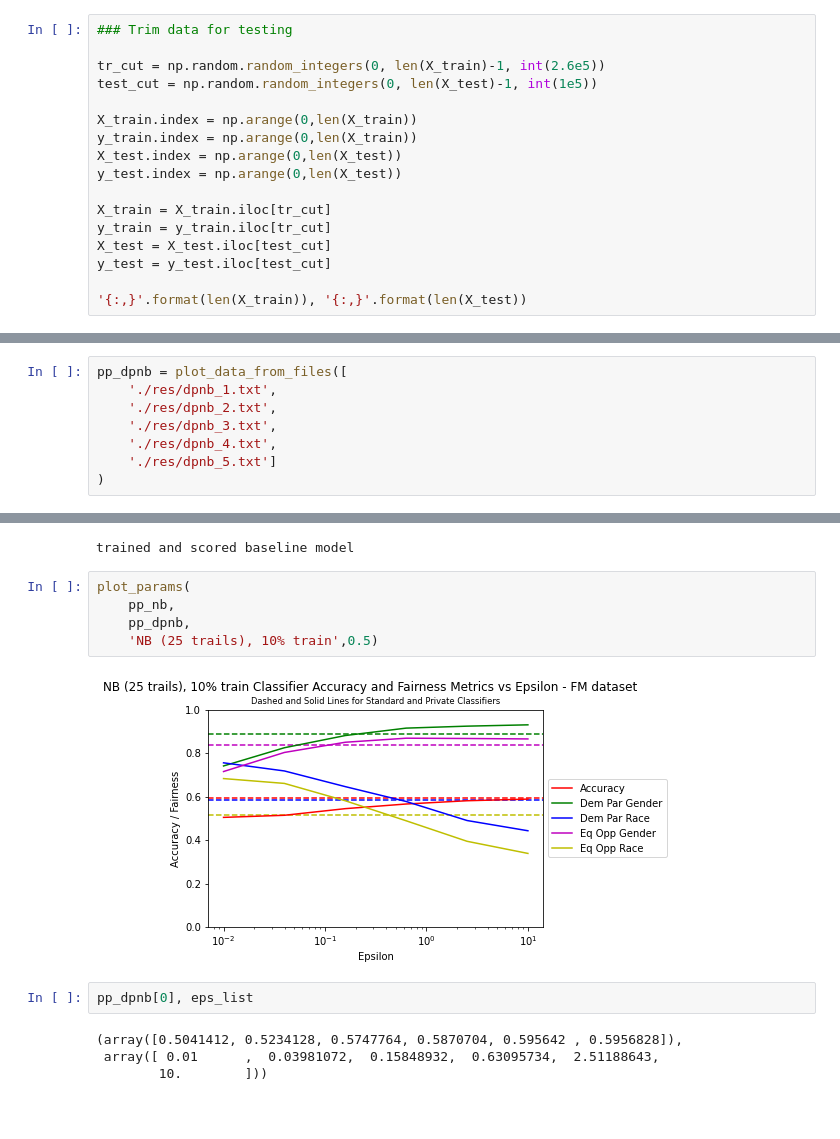
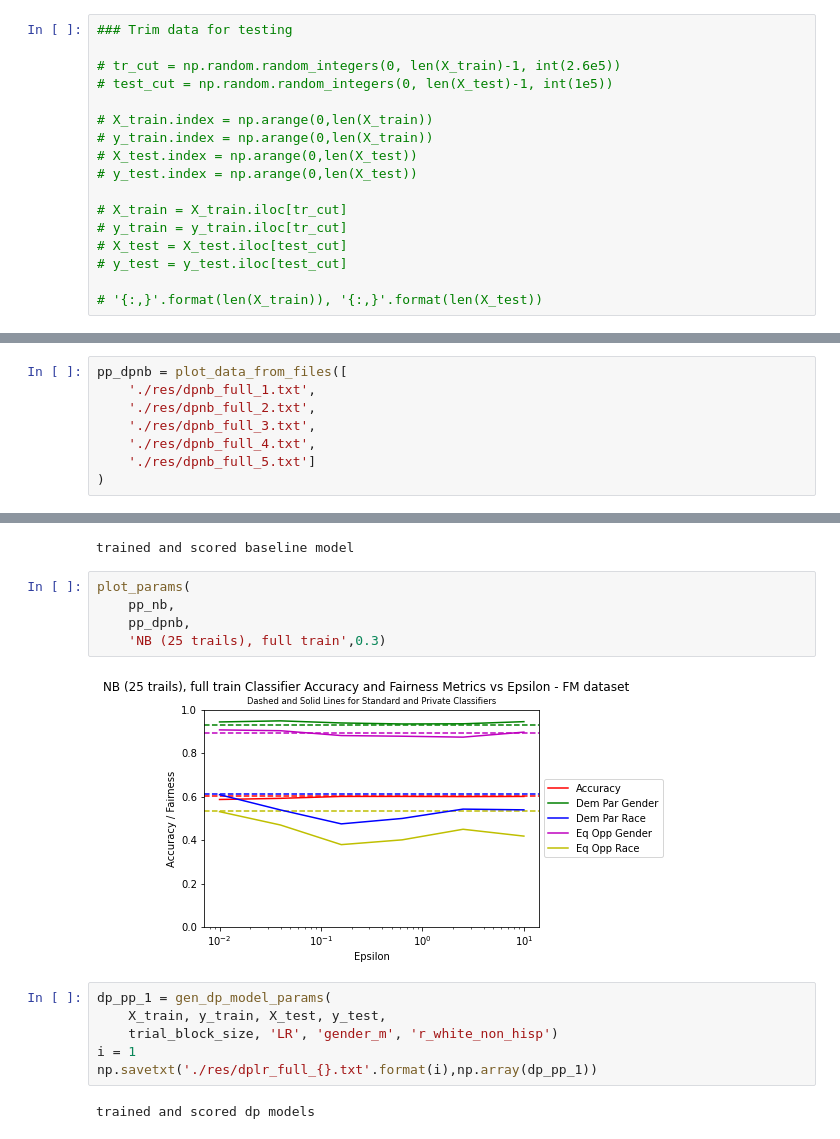
Before and after one commit to ajbisberg/csci631, a Jupyter notebook: project/ibm_dp_notebooks/alex-dplib-exp-nb-lr-v2-parallel.ipynb, the cells around one changed output, grey strips where cells are left out. Cells and saved outputs as stored; diff of their text form; blank space fills up the shorter version.

```diff
--- a/project/ibm_dp_notebooks/alex-dplib-exp-nb-lr-v2-parallel.ipynb
+++ b/project/ibm_dp_notebooks/alex-dplib-exp-nb-lr-v2-parallel.ipynb
@@ -152,20 +156,20 @@ y_test = pd.read_pickle(save_data_loc+'y_test.gz')
 # %%
 ### Trim data for testing
 
-tr_cut = np.random.random_integers(0, len(X_train)-1, int(2.6e5))
-test_cut = np.random.random_integers(0, len(X_test)-1, int(1e5))
+# tr_cut = np.random.random_integers(0, len(X_train)-1, int(2.6e5))
+# test_cut = np.random.random_integers(0, len(X_test)-1, int(1e5))
 
-X_train.index = np.arange(0,len(X_train))
-y_train.index = np.arange(0,len(X_train))
-X_test.index = np.arange(0,len(X_test))
-y_test.index = np.arange(0,len(X_test))
+# X_train.index = np.arange(0,len(X_train))
+# y_train.index = np.arange(0,len(X_train))
+# X_test.index = np.arange(0,len(X_test))
+# y_test.index = np.arange(0,len(X_test))
 
-X_train = X_train.iloc[tr_cut]
-y_train = y_train.iloc[tr_cut]
-X_test = X_test.iloc[test_cut]
-y_test = y_test.iloc[test_cut]
+# X_train = X_train.iloc[tr_cut]
+# y_train = y_train.iloc[tr_cut]
+# X_test = X_test.iloc[test_cut]
+# y_test = y_test.iloc[test_cut]
 
-'{:,}'.format(len(X_train)), '{:,}'.format(len(X_test))
+# '{:,}'.format(len(X_train)), '{:,}'.format(len(X_test))
 # %% [output]
 ('260,000', '100,000')
 # %%
@@ -212,11 +216,11 @@ np.savetxt('./res/dpnb_{}.txt'.format(i),np.array(dp_pp_5))
 trained and scored dp models
 # %%
 pp_dpnb = plot_data_from_files([
-    './res/dpnb_1.txt',
-    './res/dpnb_2.txt',
-    './res/dpnb_3.txt',
-    './res/dpnb_4.txt',
-    './res/dpnb_5.txt']
+    './res/dpnb_full_1.txt',
+    './res/dpnb_full_2.txt',
+    './res/dpnb_full_3.txt',
+    './res/dpnb_full_4.txt',
+    './res/dpnb_full_5.txt']
 )
 # %%
 pp_nb = gen_reg_model_params(
@@ -227,13 +231,15 @@ trained and scored baseline model
 # %%
 plot_params(
     pp_nb,
     pp_dpnb,
-    'NB (25 trails), 10% train',0.5)
+    'NB (25 trails), full train',0.3)
 # %% [output]
-[figure, old version]
+[figure, new version]
 # %%
-pp_dpnb[0], eps_list
+dp_pp_1 = gen_dp_model_params(
+    X_train, y_train, X_test, y_test,
+    trial_block_size, 'LR', 'gender_m', 'r_white_non_hisp')
+i = 1
+np.savetxt('./res/dplr_full_{}.txt'.format(i),np.array(dp_pp_1))
 # %% [output]
-(array([0.5041412, 0.5234128, 0.5747764, 0.5870704, 0.595642 , 0.5956828]),
- array([ 0.01      ,  0.03981072,  0.15848932,  0.63095734,  2.51188643,
-        10.        ]))
+trained and scored dp models
```
Also changed, not shown: parts of 15 cells of this notebook, 12 other files.
